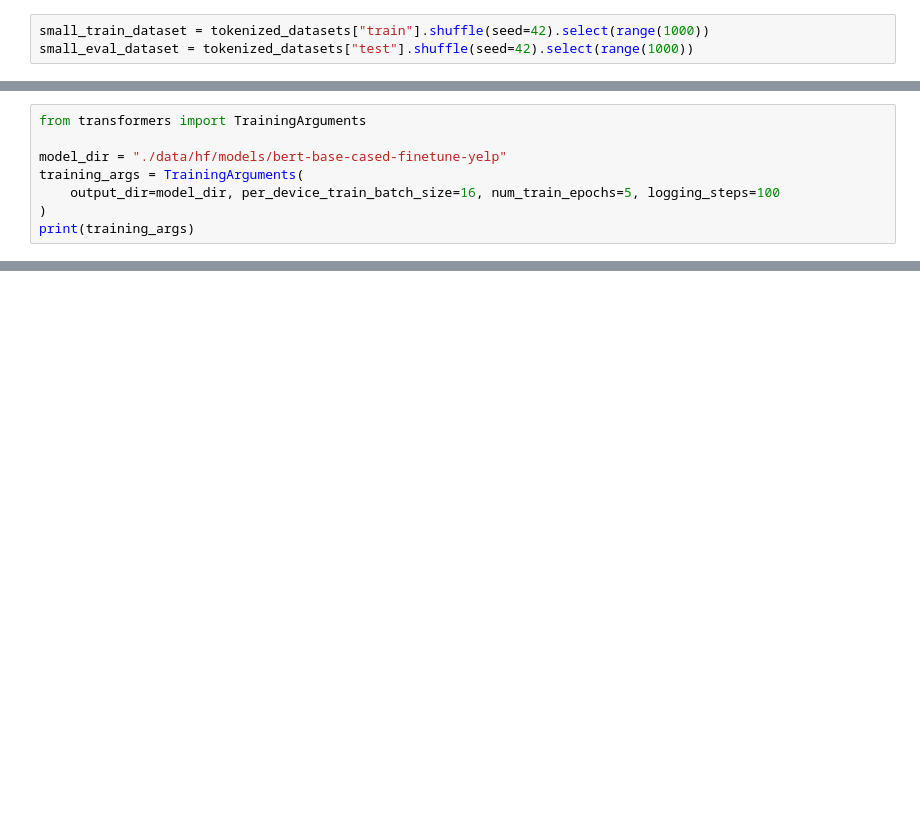
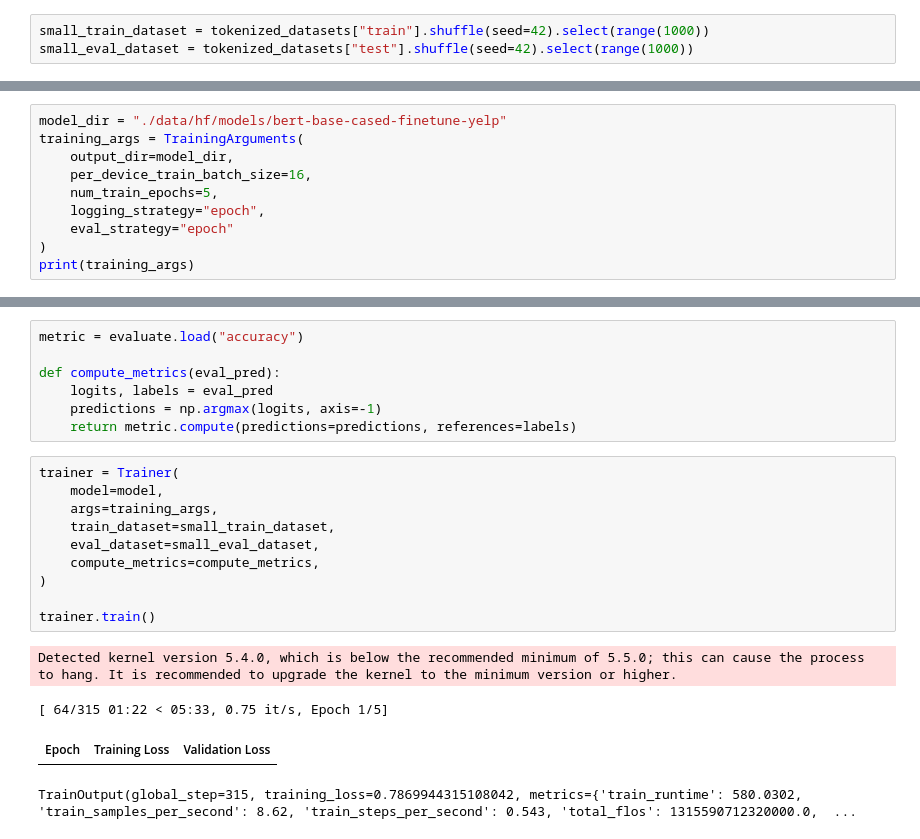
Before and after one commit to hughxusu/lesson-ai, a Jupyter notebook: codes/04-自然语言处理/g-模型微调入门.ipynb, the cells around one changed output, grey strips where cells are left out. Cells and saved outputs as stored; diff of their text form; blank space fills up the shorter version.

```diff
--- a/codes/04-自然语言处理/g-模型微调入门.ipynb
+++ b/codes/04-自然语言处理/g-模型微调入门.ipynb
@@ -83,11 +85,13 @@ model = AutoModelForSequenceClassification.from_pretrained(model_name, num_label
 Some weights of BertForSequenceClassification were not initialized from the model checkpoint at google-bert/bert-base-cased and are newly initialized: ['classifier.bias', 'classifier.weight']
 You should probably TRAIN this model on a down-stream task to be able to use it for predictions and inference.
 # %%
-from transformers import TrainingArguments
-
 model_dir = "./data/hf/models/bert-base-cased-finetune-yelp"
 training_args = TrainingArguments(
-    output_dir=model_dir, per_device_train_batch_size=16, num_train_epochs=5, logging_steps=100
+    output_dir=model_dir,
+    per_device_train_batch_size=16,
+    num_train_epochs=5,
+    logging_strategy="epoch",
+    eval_strategy="epoch"
 )
 print(training_args)
 # %% [output]
@@ -94,0 +115,22 @@ ImportError: Using the `Trainer` with `PyTorch` requires `accelerate>=0.26.0`: P
+# %%
+metric = evaluate.load("accuracy")
+
+def compute_metrics(eval_pred):
+    logits, labels = eval_pred
+    predictions = np.argmax(logits, axis=-1)
+    return metric.compute(predictions=predictions, references=labels)
+# %%
+trainer = Trainer(
+    model=model,
+    args=training_args,
+    train_dataset=small_train_dataset,
+    eval_dataset=small_eval_dataset,
+    compute_metrics=compute_metrics,
+)
+
+trainer.train()
+# %% [output]
+Detected kernel version 5.4.0, which is below the recommended minimum of 5.5.0; this can cause the process to hang. It is recommended to upgrade the kernel to the minimum version or higher.
+[ 64/315 01:22 < 05:33, 0.75 it/s, Epoch 1/5]
+| Epoch | Training Loss | Validation Loss |
+TrainOutput(global_step=315, training_loss=0.7869944315108042, metrics={'train_runtime': 580.0302, 'train_samples_per_second': 8.62, 'train_steps_per_second': 0.543, 'total_flos': 1315590712320000.0,  ...
```
Also changed, not shown: parts of 36 cells of this notebook, 1 other file.
